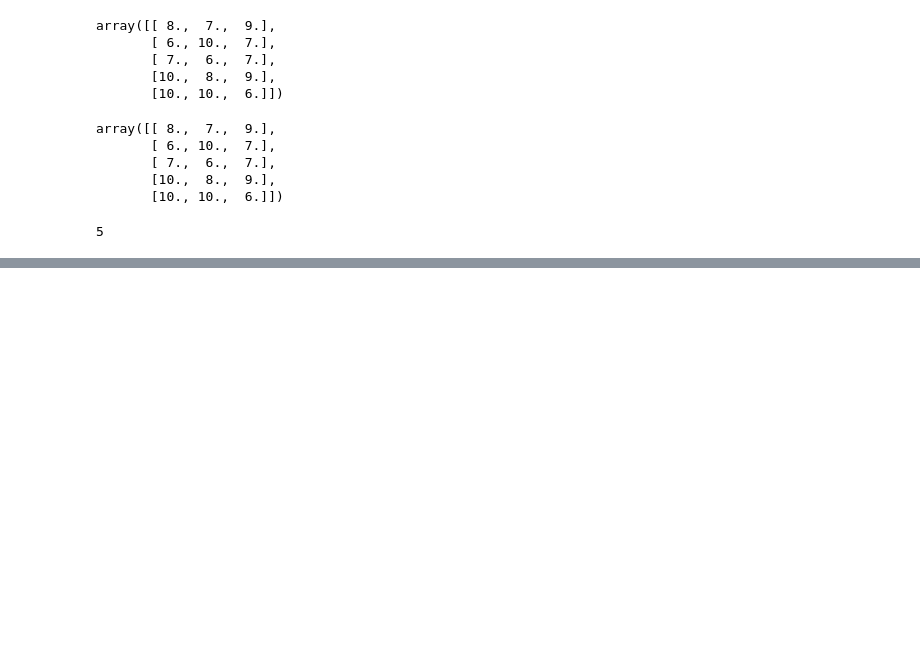
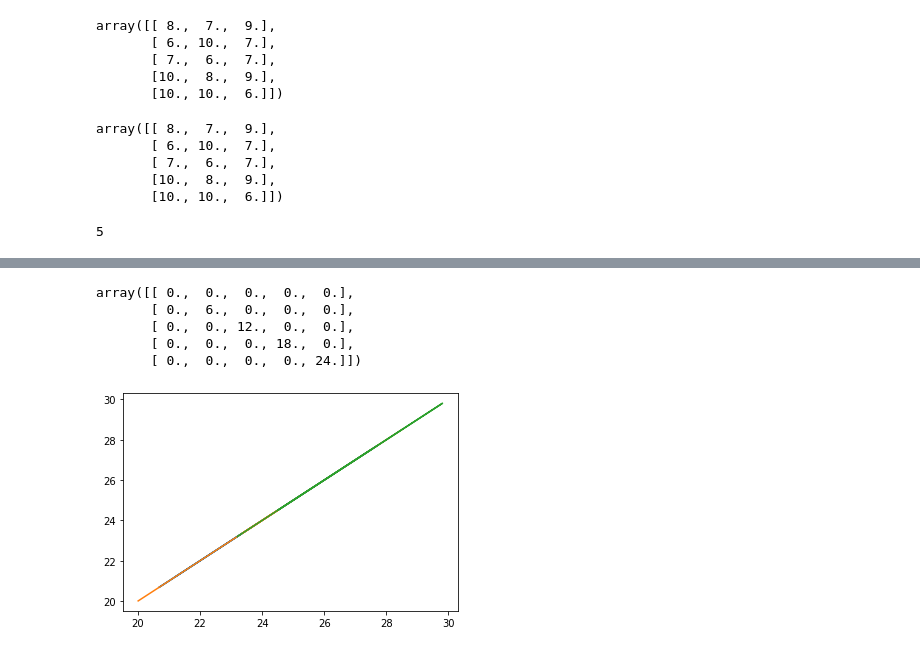
Before and after one commit to cvsnraju/learn_python, a Jupyter notebook: numpy/Ndarrays Jupyter .ipynb, the cells around one changed output, grey strips where cells are left out. Cells and saved outputs as stored; diff of their text form; code cells hidden in the pictures; blank space fills up the shorter version.

```diff
--- a/numpy/Ndarrays Jupyter .ipynb
+++ b/numpy/Ndarrays Jupyter .ipynb
@@ -270,0 +319,19 @@ len(rand_arr)
+# %%
+array_5D = np.identity(5)
+array_5D1 = np.arange(0,25).reshape(5,5)
+res = array_5D * array_5D1
+res
+# %% [output]
+array([[ 0.,  0.,  0.,  0.,  0.],
+       [ 0.,  6.,  0.,  0.,  0.],
+       [ 0.,  0., 12.,  0.,  0.],
+       [ 0.,  0.,  0., 18.,  0.],
+       [ 0.,  0.,  0.,  0., 24.]])
+# %%
+import matplotlib.pyplot as plt
+x = np.random.uniform(20,30, size=(5,3))
+y = x
+plt.plot(x, y)
+plt.show()
+# %% [output]
+[figure, added]
```
Also changed, not shown: parts of 6 cells of this notebook, 1 other file.
